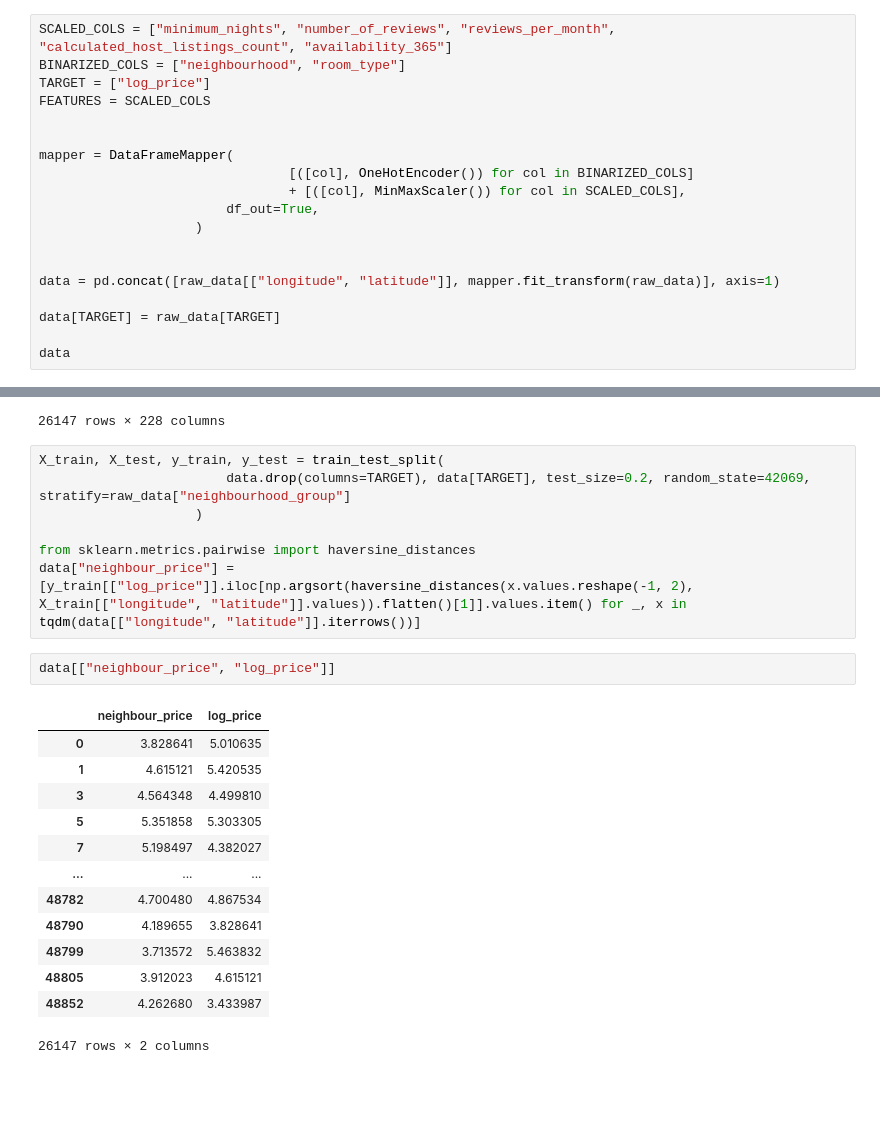
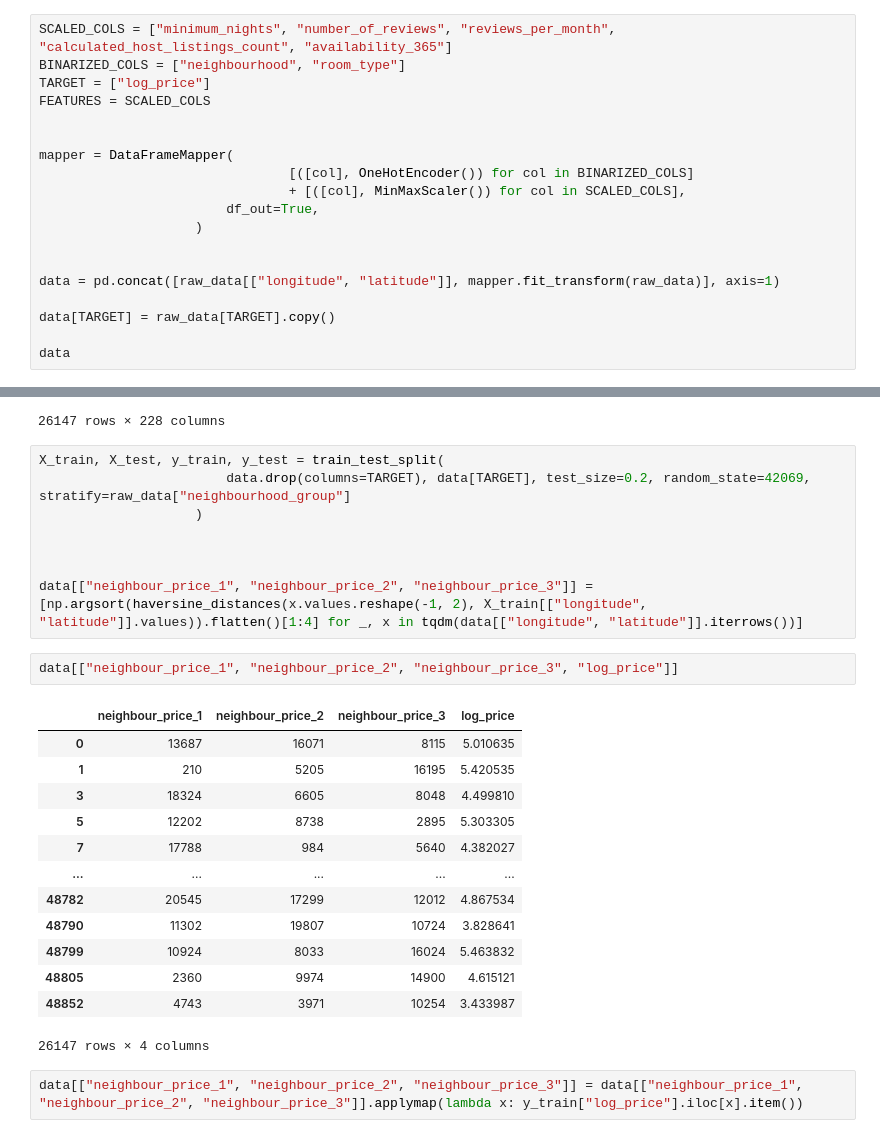
Before and after one commit to NizarGhandri/swisscom_assgmt, a Jupyter notebook: swisscom_assignment/notebooks/EDA.ipynb, the cells around one changed output, grey strips where cells are left out. Saved outputs shown, nothing was run; the diff lists cells and outputs as text; blank space fills up the shorter version.

```diff
--- a/swisscom_assignment/notebooks/EDA.ipynb
+++ b/swisscom_assignment/notebooks/EDA.ipynb
@@ -493,7 +573,7 @@ mapper = DataFrameMapper(
 
 data = pd.concat([raw_data[["longitude", "latitude"]], mapper.fit_transform(raw_data)], axis=1)
 
-data[TARGET] = raw_data[TARGET]
+data[TARGET] = raw_data[TARGET].copy()
 
 data
 # %% [output]
@@ -515,21 +595,24 @@ X_train, X_test, y_train, y_test = train_test_split(
                         data.drop(columns=TARGET), data[TARGET], test_size=0.2, random_state=42069, stratify=raw_data["neighbourhood_group"]
                     )
 
-from sklearn.metrics.pairwise import haversine_distances
-data["neighbour_price"] = [y_train[["log_price"]].iloc[np.argsort(haversine_distances(x.values.reshape(-1, 2), X_train[["longitude", "latitude"]].values)).flatten()[1]].values.item() for _, x in tqdm(data[["longitude", "latitude"]].iterrows())]
+
+
+data[["neighbour_price_1", "neighbour_price_2", "neighbour_price_3"]] = [np.argsort(haversine_distances(x.values.reshape(-1, 2), X_train[["longitude", "latitude"]].values)).flatten()[1:4] for _, x in tqdm(data[["longitude", "latitude"]].iterrows())]
 # %%
-data[["neighbour_price", "log_price"]]
+data[["neighbour_price_1", "neighbour_price_2", "neighbour_price_3", "log_price"]]
 # %% [output]
-|  | neighbour_price | log_price |
-| 0 | 3.828641 | 5.010635 |
-| 1 | 4.615121 | 5.420535 |
-| 3 | 4.564348 | 4.499810 |
-| 5 | 5.351858 | 5.303305 |
-| 7 | 5.198497 | 4.382027 |
-| ... | ... | ... |
-| 48782 | 4.700480 | 4.867534 |
-| 48790 | 4.189655 | 3.828641 |
-| 48799 | 3.713572 | 5.463832 |
-| 48805 | 3.912023 | 4.615121 |
-| 48852 | 4.262680 | 3.433987 |
+|  | neighbour_price_1 | neighbour_price_2 | neighbour_price_3 | log_price |
+| 0 | 13687 | 16071 | 8115 | 5.010635 |
+| 1 | 210 | 5205 | 16195 | 5.420535 |
+| 3 | 18324 | 6605 | 8048 | 4.499810 |
+| 5 | 12202 | 8738 | 2895 | 5.303305 |
+| 7 | 17788 | 984 | 5640 | 4.382027 |
+| ... | ... | ... | ... | ... |
+| 48782 | 20545 | 17299 | 12012 | 4.867534 |
+| 48790 | 11302 | 19807 | 10724 | 3.828641 |
+| 48799 | 10924 | 8033 | 16024 | 5.463832 |
+| 48805 | 2360 | 9974 | 14900 | 4.615121 |
+| 48852 | 4743 | 3971 | 10254 | 3.433987 |
-26147 rows × 2 columns
+26147 rows × 4 columns
+# %%
+data[["neighbour_price_1", "neighbour_price_2", "neighbour_price_3"]] = data[["neighbour_price_1", "neighbour_price_2", "neighbour_price_3"]].applymap(lambda x: y_train["log_price"].iloc[x].item())
```
Also changed, not shown: parts of 56 cells of this notebook, 2 other files.
